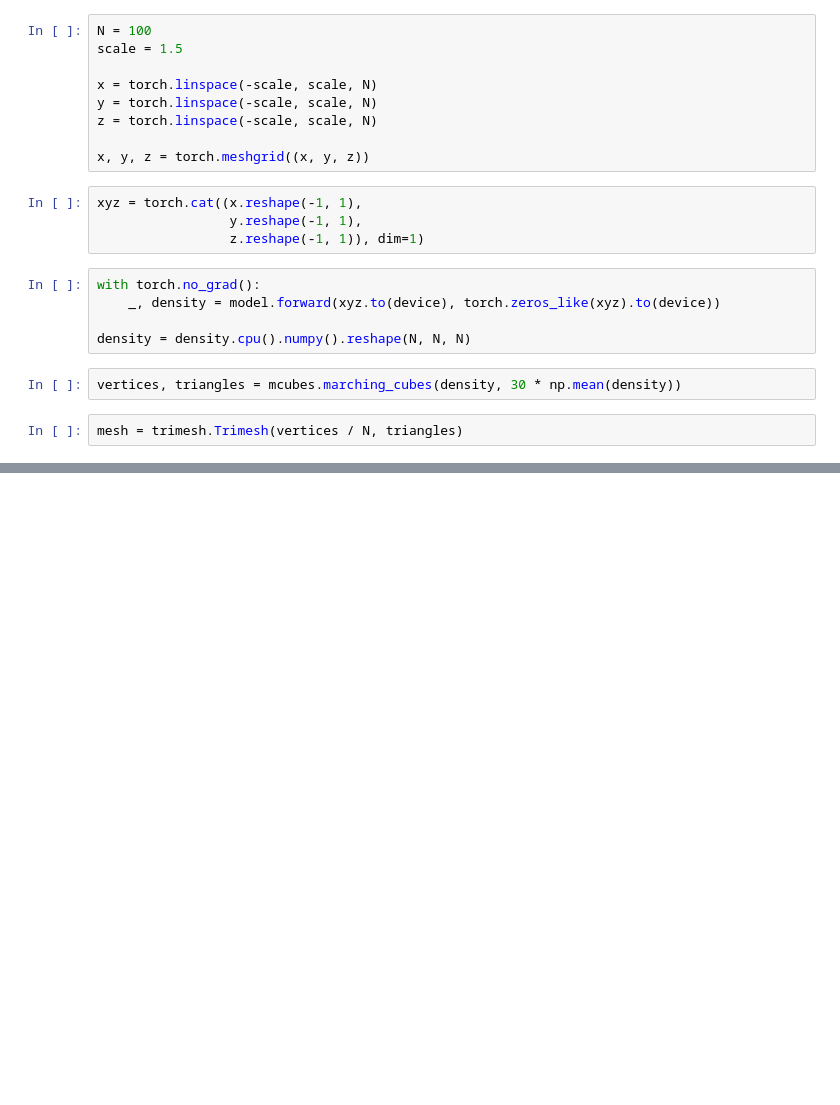
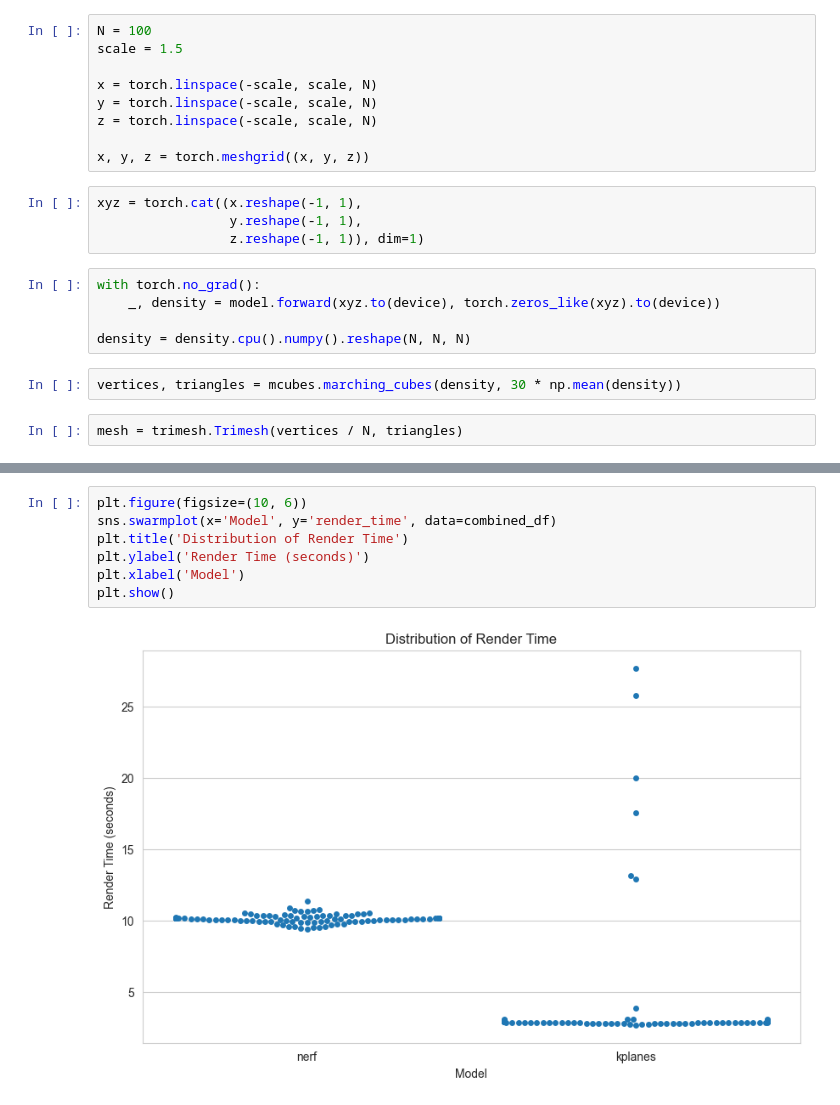
Before and after one commit to VRX2314/NeRF-KPlanes-SemX, a Jupyter notebook: full_pipe.ipynb, the cells around one changed output, grey strips where cells are left out. Cells and saved outputs as stored; diff of their text form; blank space fills up the shorter version.

```diff
--- a/full_pipe.ipynb
+++ b/full_pipe.ipynb
@@ -504,0 +562,9 @@ mesh.show()
+# %%
+plt.figure(figsize=(10, 6))
+sns.swarmplot(x='Model', y='render_time', data=combined_df)
+plt.title('Distribution of Render Time')
+plt.ylabel('Render Time (seconds)')
+plt.xlabel('Model')
+plt.show()
+# %% [output]
+[figure, added]
```
Also changed, not shown: parts of 7 cells of this notebook, 3 other files.
